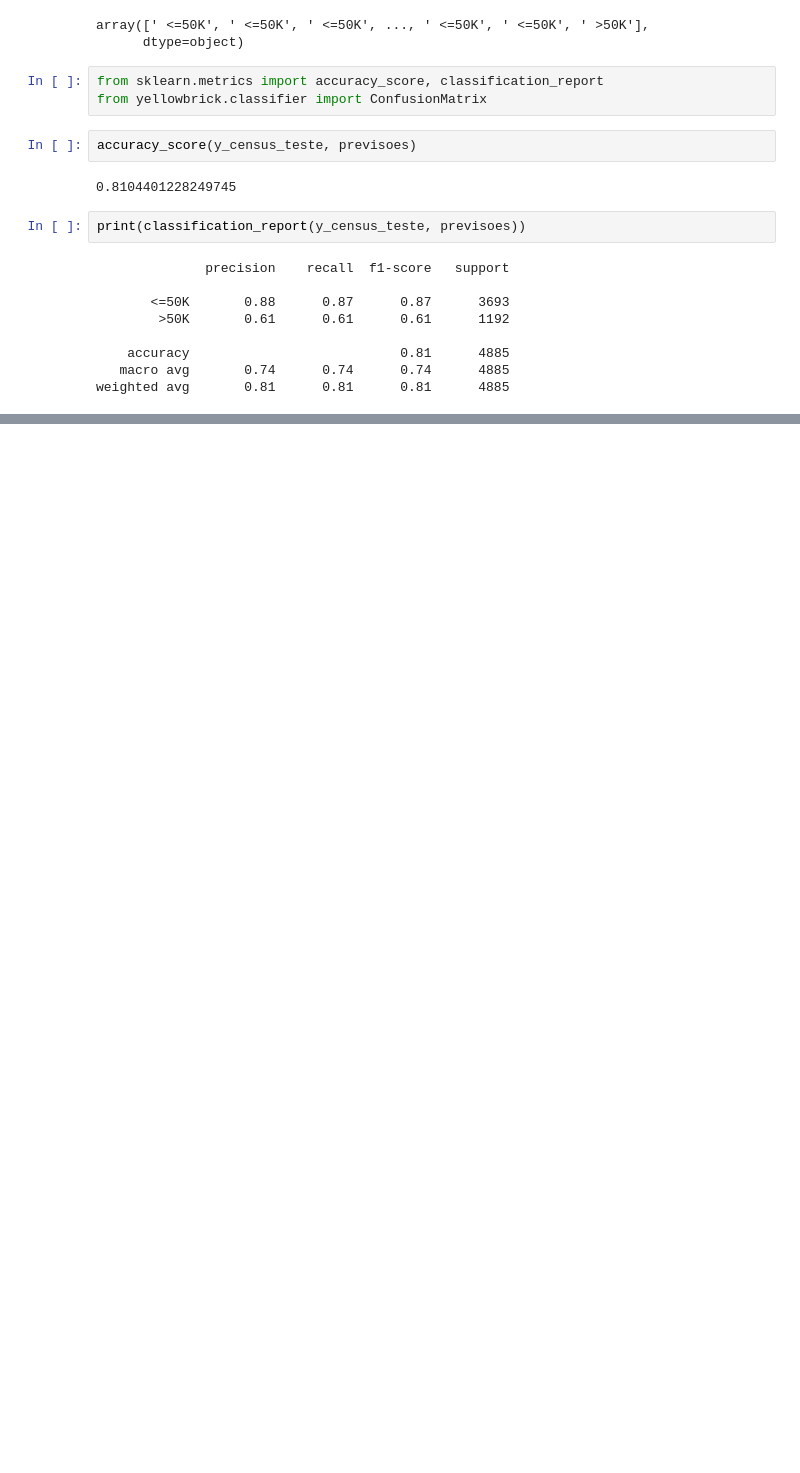
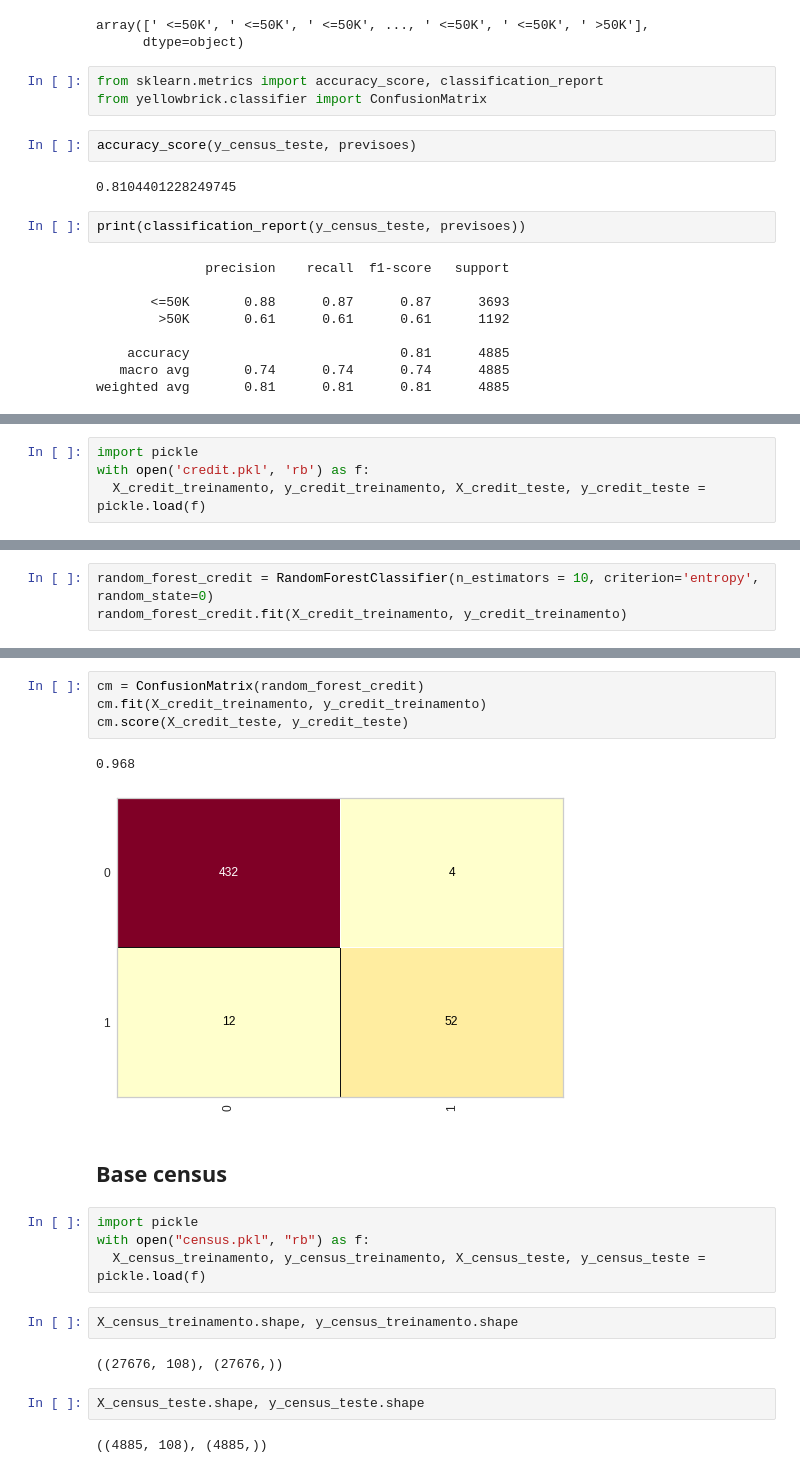
Before and after one commit to vasconcelosjean42/machine_learning-and-data-science-iaexpert, a Jupyter notebook: classificacao/aprendizagem_arvore_de_decisao.ipynb, the cells around one changed output, grey strips where cells are left out. Cells and saved outputs as stored; diff of their text form; blank space fills up the shorter version.

Commit message:
random forest arvore de decisao

```diff
--- a/classificacao/aprendizagem_arvore_de_decisao.ipynb
+++ b/classificacao/aprendizagem_arvore_de_decisao.ipynb
@@ -224,0 +231,4 @@ cm.score(X_census_teste, y_census_teste)
+# %%
+import pickle
+with open('credit.pkl', 'rb') as f:
+  X_credit_treinamento, y_credit_treinamento, X_credit_teste, y_credit_teste = pickle.load(f)
@@ -224,0 +243,3 @@ cm.score(X_census_teste, y_census_teste)
+# %%
+random_forest_credit = RandomForestClassifier(n_estimators = 10, criterion='entropy', random_state=0)
+random_forest_credit.fit(X_credit_treinamento, y_credit_treinamento)
@@ -224,0 +287,21 @@ cm.score(X_census_teste, y_census_teste)
+# %%
+cm = ConfusionMatrix(random_forest_credit)
+cm.fit(X_credit_treinamento, y_credit_treinamento)
+cm.score(X_credit_teste, y_credit_teste)
+# %% [output]
+0.968
+[figure, added]
+# %% [markdown]
+## Base census
+# %%
+import pickle
+with open("census.pkl", "rb") as f:
+  X_census_treinamento, y_census_treinamento, X_census_teste, y_census_teste = pickle.load(f)
+# %%
+X_census_treinamento.shape, y_census_treinamento.shape
+# %% [output]
+((27676, 108), (27676,))
+# %%
+X_census_teste.shape, y_census_teste.shape
+# %% [output]
+((4885, 108), (4885,))
```
Also changed, not shown: parts of 18 cells of this notebook.
